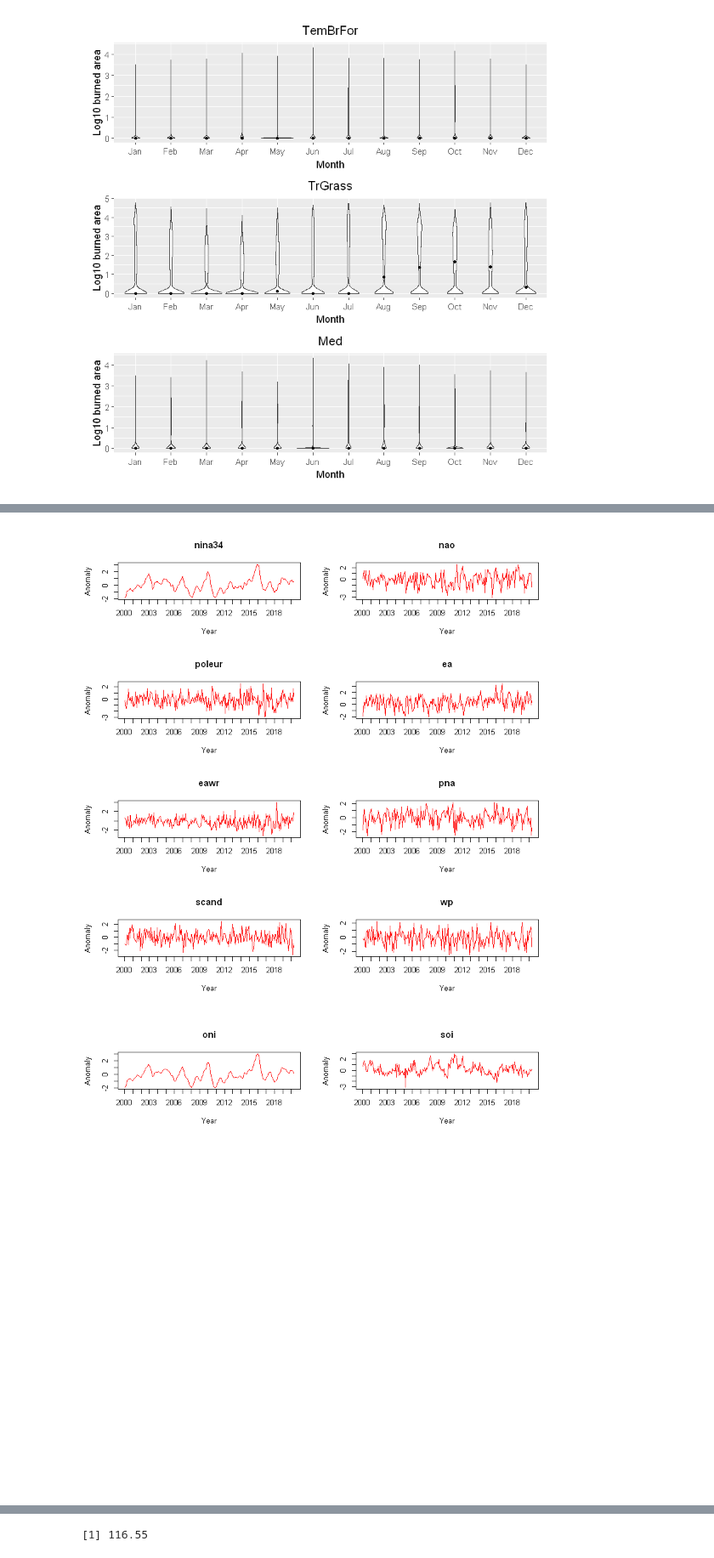
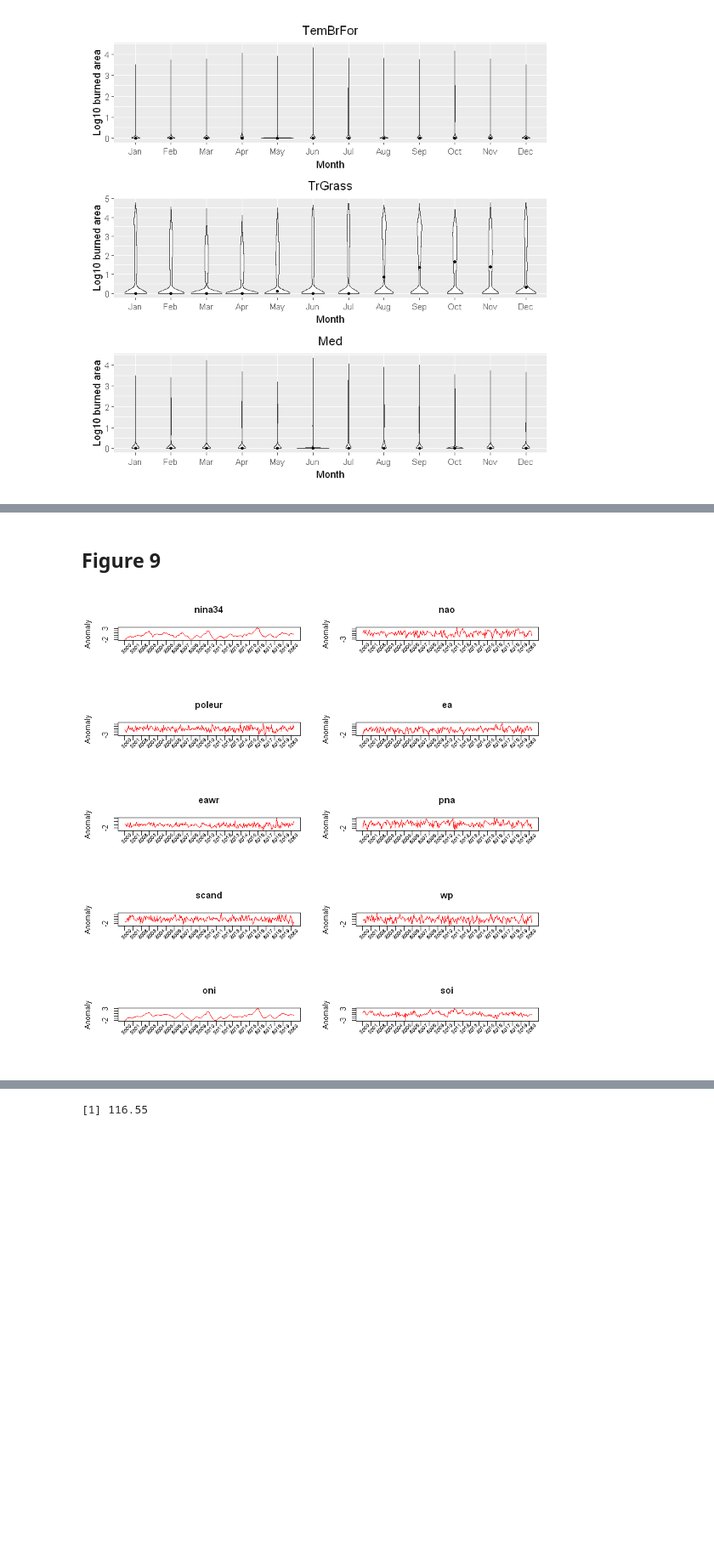
Before and after one commit to MarcosVM98/TFM, a Jupyter notebook: notebooks/Figures.ipynb, the cells around one changed output, grey strips where cells are left out. Shown at 85% size. Drawn from its saved outputs; the diff is of its cells as text; code cells hidden in the pictures; blank space fills up the shorter version.

```diff
--- a/notebooks/Figures.ipynb
+++ b/notebooks/Figures.ipynb
@@ -348,6 +335,15 @@ Warning message in points2grid(points, tolerance, round):
 
 #pdf(file="Figures/Figure4.pdf")
 
+#' @title Quantiles plot
+#' @description Plots the clusters' quantiles
+#' @param fireSeasons Data frame containing coordinates, biome, cluster, start and end months of the fire season, start and end
+#  months of the secondary fire season if exists and form of the fire season for each pixel
+#' @param df Data frame containing the burned area data
+#' @param biome Number of the biome
+#' @param cluster Number of the cluster
+#' @param legend.biomes Data frame containing the labels of each biome
+#' @param title Title of the plot
 plot.quantiles <- function(fireSeasons, df, biome, cluster, legend.biomes, title = '') {
 
     ind.coords = which(fireSeasons$BIOME == biome & fireSeasons$cl == cluster)
@@ -357,10 +353,11 @@ plot.quantiles <- function(fireSeasons, df, biome, cluster, legend.biomes, title
     p75 = apply(df[ind.coords,], 2, quantile, prob = 0.75, na.rm = T)
 
     if (title == ''){
-        title = paste('Biome ', legend.biomes$Label[biome], ', Cluster ', toString(cluster), sep = '')
+        title = paste(legend.biomes$Label[biome], ': cluster ', toString(cluster), sep = '')# meter leyenda en un panel
     }
 
-    plot(p75, col = 'blue', type = 'l', xlab = "Month", ylab = "Log10 burned area", main = title)
+    plot(p75, col = 'blue', type = 'l', xaxt = 'n', xlab = "Month", ylab = "Log10 burned area", main = title)
+    axis(1, at=1:12, labels = month.abb)
     lines(1:12, med, col = "red")
     lines(1:12, p25, col = "green")
 }
@@ -369,6 +366,10 @@ plot.quantiles <- function(fireSeasons, df, biome, cluster, legend.biomes, title
 par(mfrow = c(2,2))
 
 plot.quantiles(fireSeason_def_2, log10(df_masked + 1), 12, 3, legend.biomes)
+
+legend(.8, 1.55, legend=c("p25", "p50", "p75"),
+       col=c("green", "red", "blue"), lty=1, cex = .9)
+
 plot.quantiles(fireSeason_def_2, log10(df_masked + 1), 7, 6, legend.biomes)
 plot.quantiles(fireSeason_def_2, log10(df_masked + 1), 7, 1, legend.biomes)
 plot.quantiles(fireSeason_def_2, log10(df_masked + 1), 4, 3, legend.biomes)
@@ -380,8 +383,8 @@ plot.quantiles(fireSeason_def_2, log10(df_masked + 1), 4, 3, legend.biomes)
 
 #pdf(file="Figures/Figure5.pdf")
 
-arg.list <- list(col.regions = brewer.pal(3, 'Set1'),
-                 at = seq(-1, 2, 1), main = "Fire season shape",
+arg.list <- list(col.regions = c('grey81', 'deepskyblue2', 'darkorange'),
+                 at = seq(-1, 2, 1),# main = "Fire season shape",
                  colorkey = list(labels = list(labels = c("No fire season", "Unimodal", "Bimodal"),
                                                at = c(-.5,.5,1.5))))
 v <- fireSeason_def_2$form
@@ -479,26 +558,19 @@ Warning message in points2grid(points, tolerance, round):
+# %% [markdown]
+## Figure 9
 # %%
 # Cpcs time series
 
 list.cpcs = list(nina34, nao, poleur, ea, eawr, pna, scand, wp, oni, soi)
 names = c('nina34', 'nao', 'poleur', 'ea', 'eawr', 'pna', 'scand', 'wp', 'oni', 'soi')
 
-#pdf(file="Figures/Figure9_part1.pdf")
-par(mfrow = c(4,2))
-for (i in 1:8){
+#pdf(file="Figures/Figure9.pdf", height = 10)
+par(mfrow = c(5,2))
+for (i in 1:10){
     plot(as.vector(t(as.matrix(list.cpcs[[i]][which(list.cpcs[[i]]$Year %in% 2000:2020),-1])))[1:244], type = 'l', xaxt = "n",
-         xlab = 'Year', ylab = 'Anomaly', main = names[i], col = 'red')
-    axis(1, at=seq(0,244,12), labels=2000:2020)
+         xlab = '', ylab = 'Anomaly', main = names[i], col = 'red')
+    axis(1, at=seq(0,244,12), labels = F)
+    text(seq(0,244,12), par("usr")[3] - .8, labels=2000:2020, srt = 45, pos = 1, xpd = TRUE, cex = .7)
 }
 #dev.off()
-
-#pdf(file="Figures/Figure9_part2.pdf")
-par(mfrow = c(4,2))
-for (i in 9:10){
-    plot(as.vector(t(as.matrix(list.cpcs[[i]][which(list.cpcs[[i]]$Year %in% 2000:2020),-1])))[1:244], type = 'l', xaxt = "n",
-         xlab = 'Year', ylab = 'Anomaly', main = names[i], col = 'red')
-    axis(1, at=seq(0,244,12), labels=2000:2020)
-}
-#dev.off()
 # %% [output]
-[figure, old version]
+[figure, new version]
-[figure, removed]
```
Also changed, not shown: parts of 40 cells of this notebook, 38 other files.
